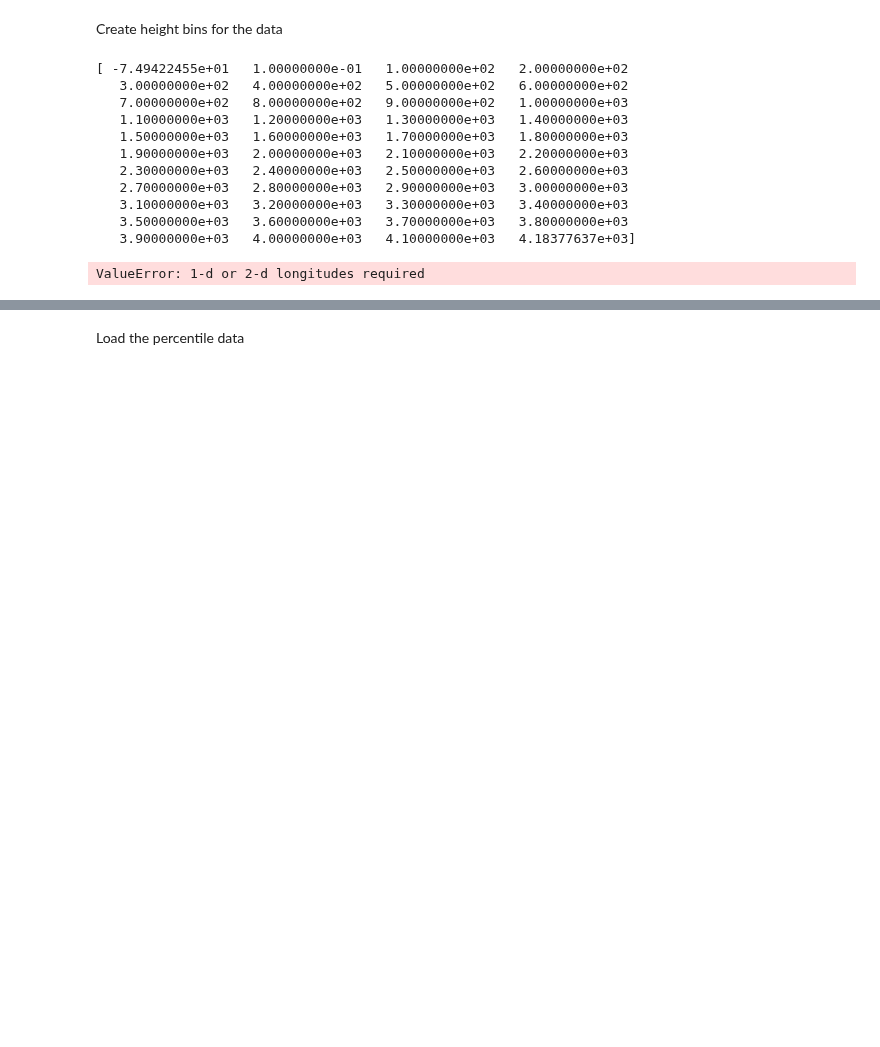
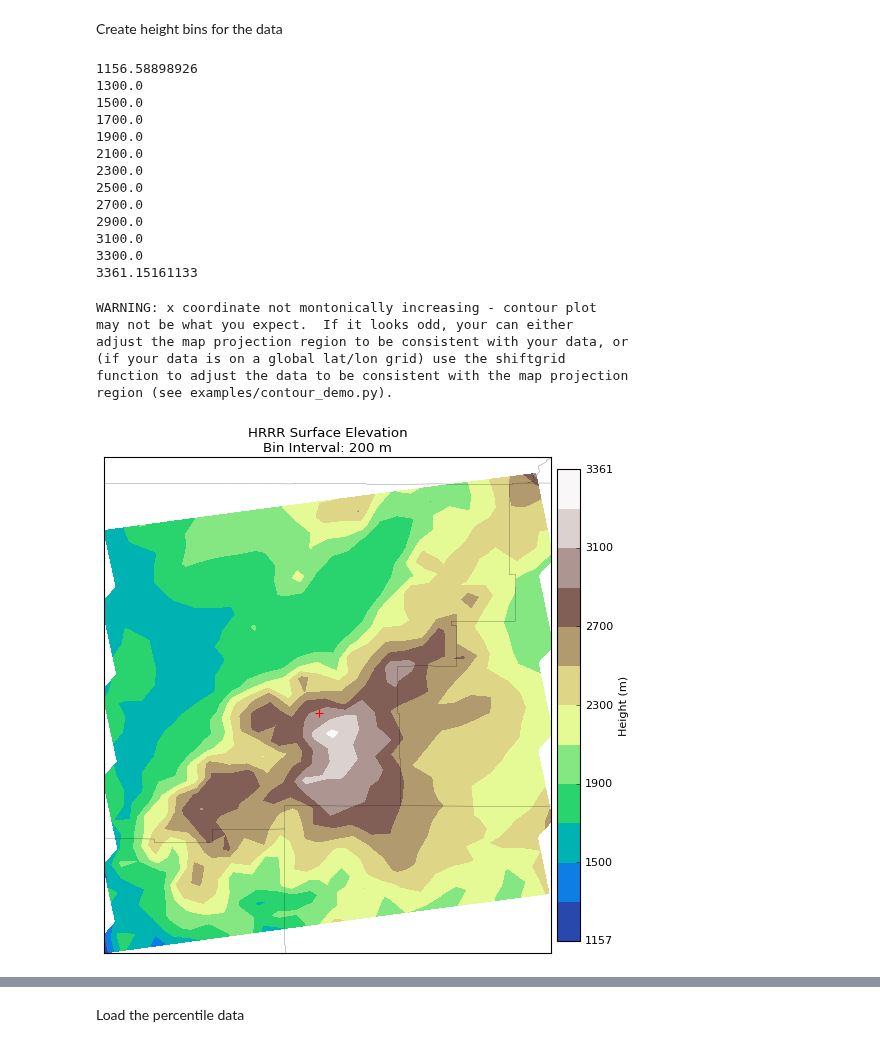
Before and after one commit to blaylockbk/pyBKB_v2, a Jupyter notebook: OpenScienceGrid/OSG_by_elevation_DAYHOURS_DOMAIN.ipynb, the cells around one changed output, grey strips where cells are left out. Drawn from its saved outputs; the diff is of its cells as text; code cells hidden in the pictures; blank space fills up the shorter version.

```diff
--- a/OpenScienceGrid/OSG_by_elevation_DAYHOURS_DOMAIN.ipynb
+++ b/OpenScienceGrid/OSG_by_elevation_DAYHOURS_DOMAIN.ipynb
@@ -97,36 +95,55 @@ plt.title('HRRR Surface Elevation')
 # %% [markdown]
 Create height bins for the data
 # %%
-HGT_bins = np.arange(0, H['value'].max(), 100)
-HGT_bins = np.append(HGT_bins, H['value'].max())
-HGT_bins = np.append(H['value'].min(), HGT_bins)
-HGT_bins[1] = 0.100
+bin_interval = 200
+if HGTS.min() > 0:
+    HGT_bins = np.arange(int(HGTS.min()/100)*100, HGTS.max(), bin_interval)
+    HGT_bins = np.append(HGT_bins, HGTS.max())
+    HGT_bins[0] = HGTS.min()
+else:
+    HGT_bins = np.arange(0, HGTS.max(), bin_interval)
+    HGT_bins = np.append(HGT_bins, HGTS.max())
+    HGT_bins = np.append(H['value'].min(), HGT_bins)
+    HGT_bins[1] = 0.100
 
-print HGT_bins
+for i in HGT_bins:
+    print i
 # %% [output]
-[ -7.49422455e+01   1.00000000e-01   1.00000000e+02   2.00000000e+02
-   3.00000000e+02   4.00000000e+02   5.00000000e+02   6.00000000e+02
-   7.00000000e+02   8.00000000e+02   9.00000000e+02   1.00000000e+03
-   1.10000000e+03   1.20000000e+03   1.30000000e+03   1.40000000e+03
-   1.50000000e+03   1.60000000e+03   1.70000000e+03   1.80000000e+03
-   1.90000000e+03   2.00000000e+03   2.10000000e+03   2.20000000e+03
-   2.30000000e+03   2.40000000e+03   2.50000000e+03   2.60000000e+03
-   2.70000000e+03   2.80000000e+03   2.90000000e+03   3.00000000e+03
-   3.10000000e+03   3.20000000e+03   3.30000000e+03   3.40000000e+03
-   3.50000000e+03   3.60000000e+03   3.70000000e+03   3.80000000e+03
-   3.90000000e+03   4.00000000e+03   4.10000000e+03   4.18377637e+03]
+1156.58898926
+1300.0
+1500.0
+1700.0
+1900.0
+2100.0
+2300.0
+2500.0
+2700.0
+2900.0
+3100.0
+3300.0
+3361.15161133
 # %%
 # Plot the bins by contourf
-m.contourf(lon, lat, H['value'],
+m.contourf(LONS, LATS, HGTS,
            latlon=True,
            levels=HGT_bins,
-           cmap='flag')
-cb = plt.colorbar(orientation='horizontal', pad=0.01, shrink=.95)
+           cmap='terrain')
+cb = plt.colorbar(orientation='vertical', pad=0.01, shrink=.95)
 cb.set_label('Height (m)')
-plt.title('HRRR Surface Elevation Bins')
+plt.title('HRRR Surface Elevation\nBin Interval: %s m' % bin_interval)
+plt.scatter(lon, lat, marker="+", c='r', s=50)
 m.drawcoastlines()
+m.drawstates()
+m.drawcounties()
+plt.savefig('./figs/Domain_%s_p95ofp95' % (name))
 # %% [output]
-ValueError: 1-d or 2-d longitudes required
+WARNING: x coordinate not montonically increasing - contour plot
+may not be what you expect.  If it looks odd, your can either
+adjust the map projection region to be consistent with your data, or
+(if your data is on a global lat/lon grid) use the shiftgrid
+function to adjust the data to be consistent with the map projection
+region (see examples/contour_demo.py).
+[figure, added]
 # %%
 storage_p95 = np.zeros([len(HGT_bins), 24])
 storage_samples = np.zeros([len(HGT_bins), 24])
```
Also changed, not shown: parts of 11 cells of this notebook, 32 other files.
